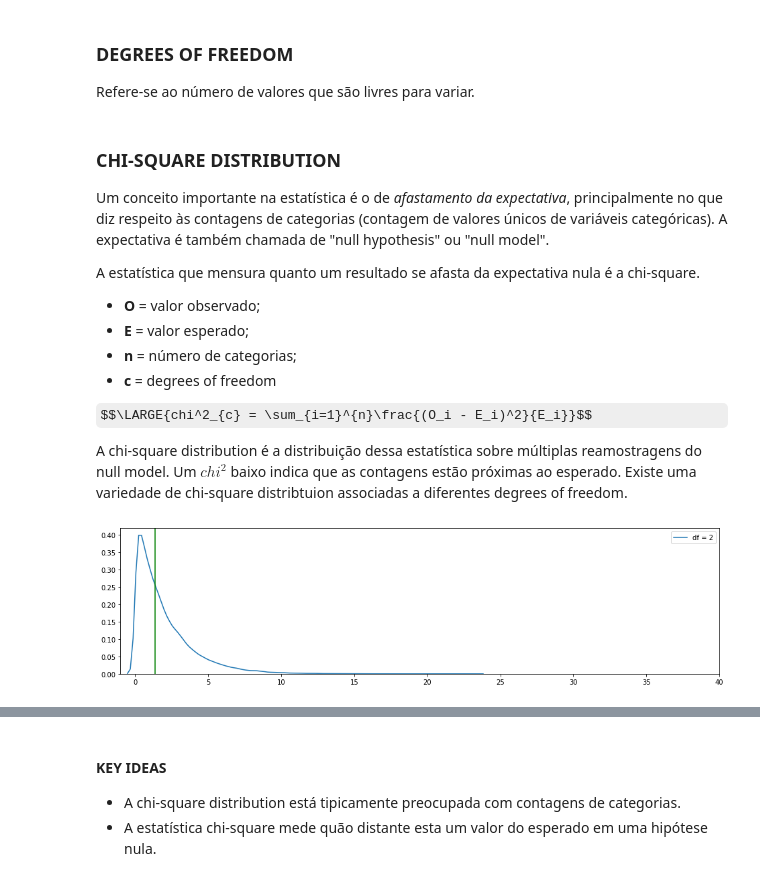
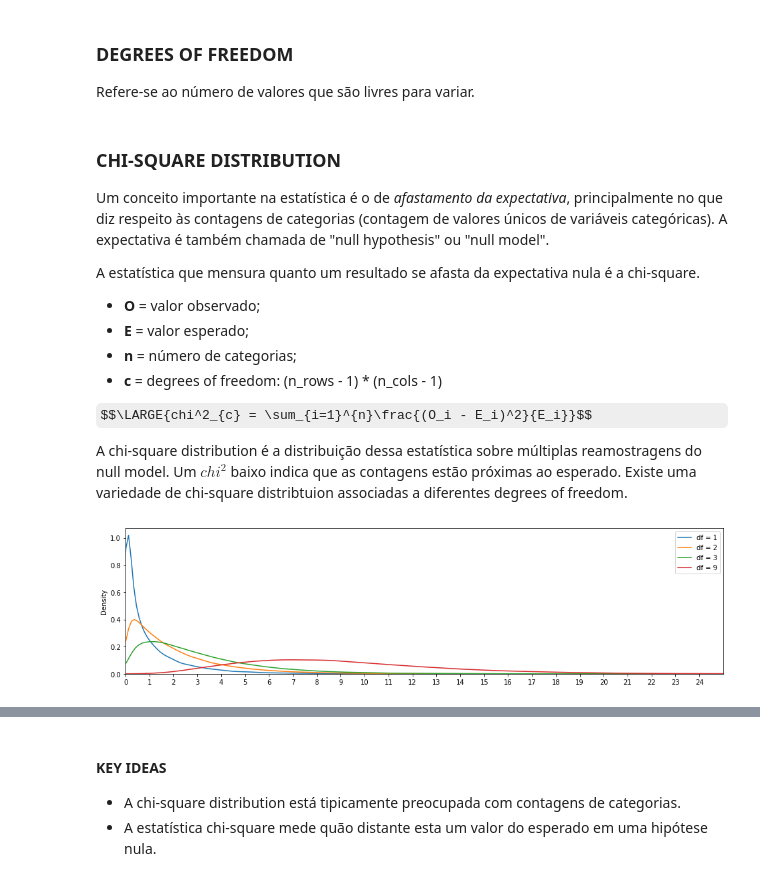
Before and after one commit to hoadcoder/SundayLearning, a Jupyter notebook: notebooks/content/15_sampling.ipynb, the cells around one changed output, grey strips where cells are left out. Drawn from its saved outputs; the diff is of its cells as text; code cells hidden in the pictures; some formulas as TeX source.

```diff
--- a/notebooks/content/15_sampling.ipynb
+++ b/notebooks/content/15_sampling.ipynb
@@ -470,23 +470,24 @@ A estatística que mensura quanto um resultado se afasta da expectativa nula é
 - **O** = valor observado;
 - **E** = valor esperado;
 - **n** = número de categorias;
-- **c** = degrees of freedom
+- **c** = degrees of freedom: (n_rows - 1) * (n_cols - 1)
 
 $$\LARGE{chi^2_{c} = \sum_{i=1}^{n}\frac{(O_i - E_i)^2}{E_i}}$$
 
 
 A chi-square distribution é a distribuição dessa estatística sobre múltiplas reamostragens do null model. Um $chi^2$ baixo indica que as contagens estão próximas ao esperado. Existe uma variedade de chi-square distribtuion associadas a diferentes degrees of freedom.
 # %%
-degrees_of_freedom = [2]
+degrees_of_freedom = [1, 2, 3, 9]
 
 plt.figure(figsize=(16, 4))
 
 for df in degrees_of_freedom:
     chi2 = stats.chi2.rvs(df, size=100_000)
     chi2 = chi2[(chi2 <= 40)]
     sns.distplot(chi2, hist=False, label=f"df = {df}")
 
-plt.xlim(-1, 40)
-plt.axvline(np.quantile(chi2, .5), color="green");
+plt.legend()
+plt.xlim(0, 25)
+plt.xticks(np.arange(0, 25, 1));
 # %% [output]
-[figure, old version]
+[figure, new version]
```
Also changed, not shown: parts of 12 cells of this notebook, 1 other file.
